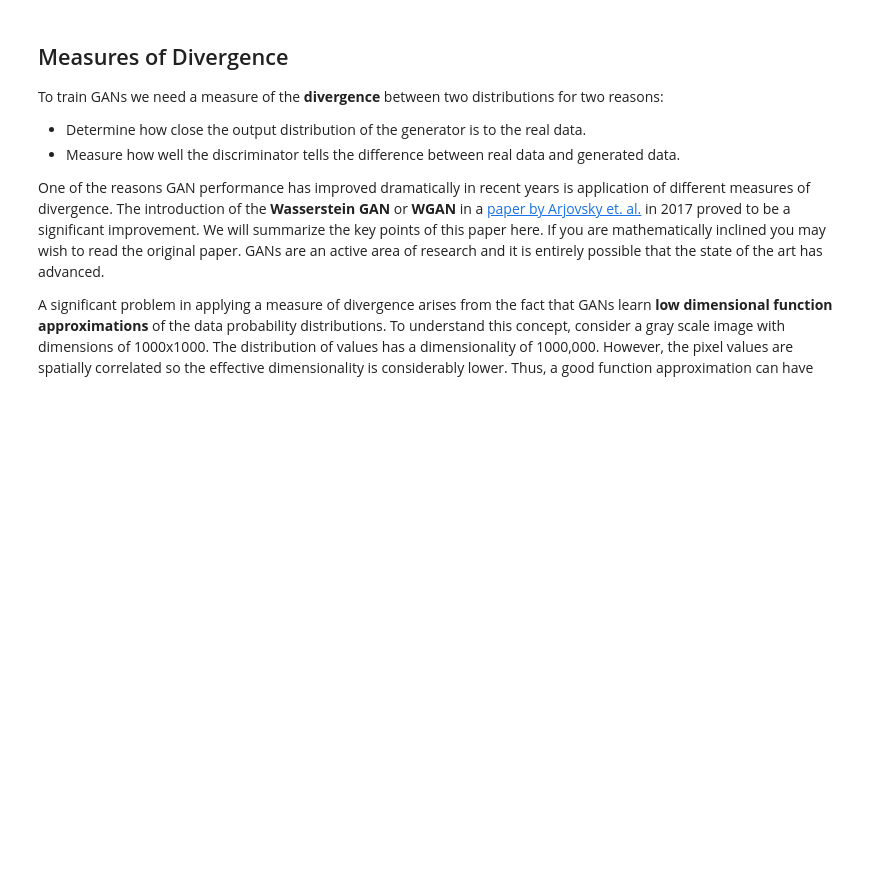
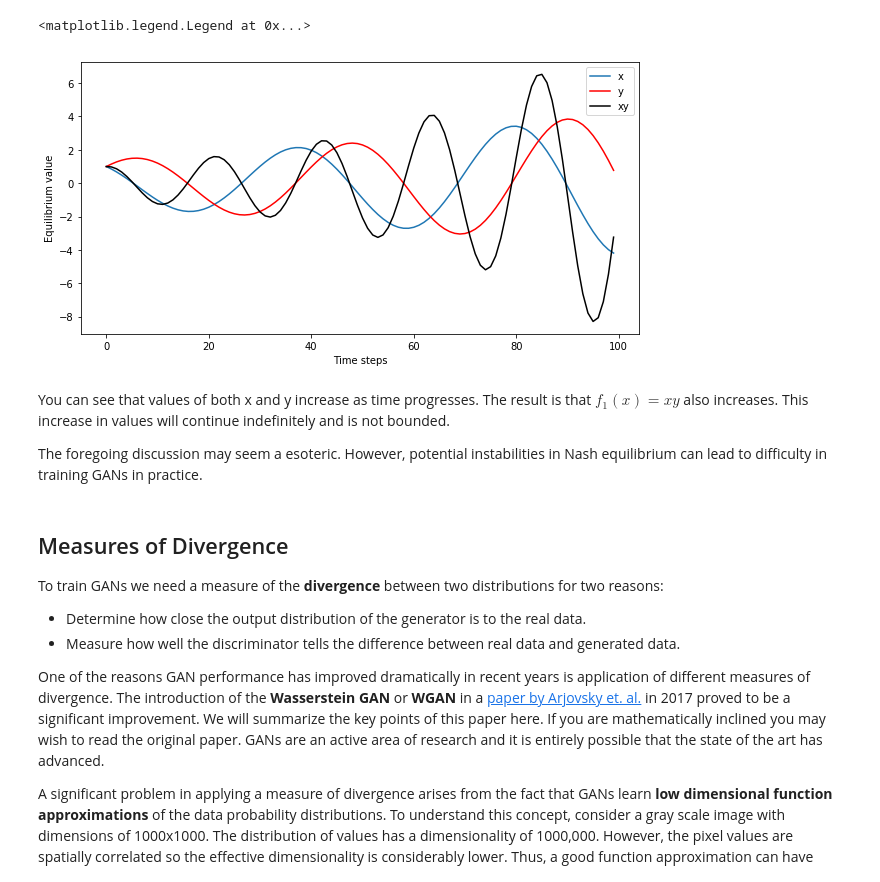
Before and after one commit to StephenElston/MachineLearning530, a Jupyter notebook: Lesson7/IntroductionToGANs.ipynb, the cells around one changed output. Saved outputs shown, nothing was run; the diff lists cells and outputs as text; code cells hidden in the pictures; blank space fills up the shorter version.

```diff
--- a/Lesson7/IntroductionToGANs.ipynb
+++ b/Lesson7/IntroductionToGANs.ipynb
@@ -48,3 +78,42 @@ Where at equilibrium,
+# %%
+import matplotlib.pyplot as plt
+%matplotlib inline
+import numpy as np
+import numpy.random as nr
+
+nsteps = 99
+alpha = 0.15 # the learning rate
+x =[]
+y = []
+xy = []
+
+## set inital values
+x.append(1.0)
+y.append(1.0)
+xy.append(1.0)
+
+## Simulate over time steps
+for i in range(nsteps):
+    x.append(x[i] - alpha*y[i])
+    y.append(y[i] + alpha*x[i])
+    xy.append(x[i+1] * y[i+1])
+#    print(x[i+1],yi+1],xy[i+1])
+
+## Plot the two distributions
+fig, ax = plt.subplots(figsize=(10, 5))
+ax.plot(x, label='x')
+ax.plot(y, 'r', label='y')
+ax.plot(xy, 'black', label='xy')
+ax.set_xlabel('Time steps')
+ax.set_ylabel('Equilibrium value')
+ax.legend(loc = 1)
+# %% [output]
+<matplotlib.legend.Legend at 0x...>
+[figure, added]
+# %% [markdown]
+You can see that values of both x and y increase as time progresses. The result is that $f_1(x) = xy$ also increases. This increase in values will continue indefinitely and is not bounded.
+
+The foregoing discussion may seem a esoteric. However, potential instabilities in Nash equilibrium can lead to difficulty in training GANs in practice.
 # %% [markdown]
 ## Measures of Divergence
 
```
Also changed, not shown: parts of 10 cells of this notebook.
